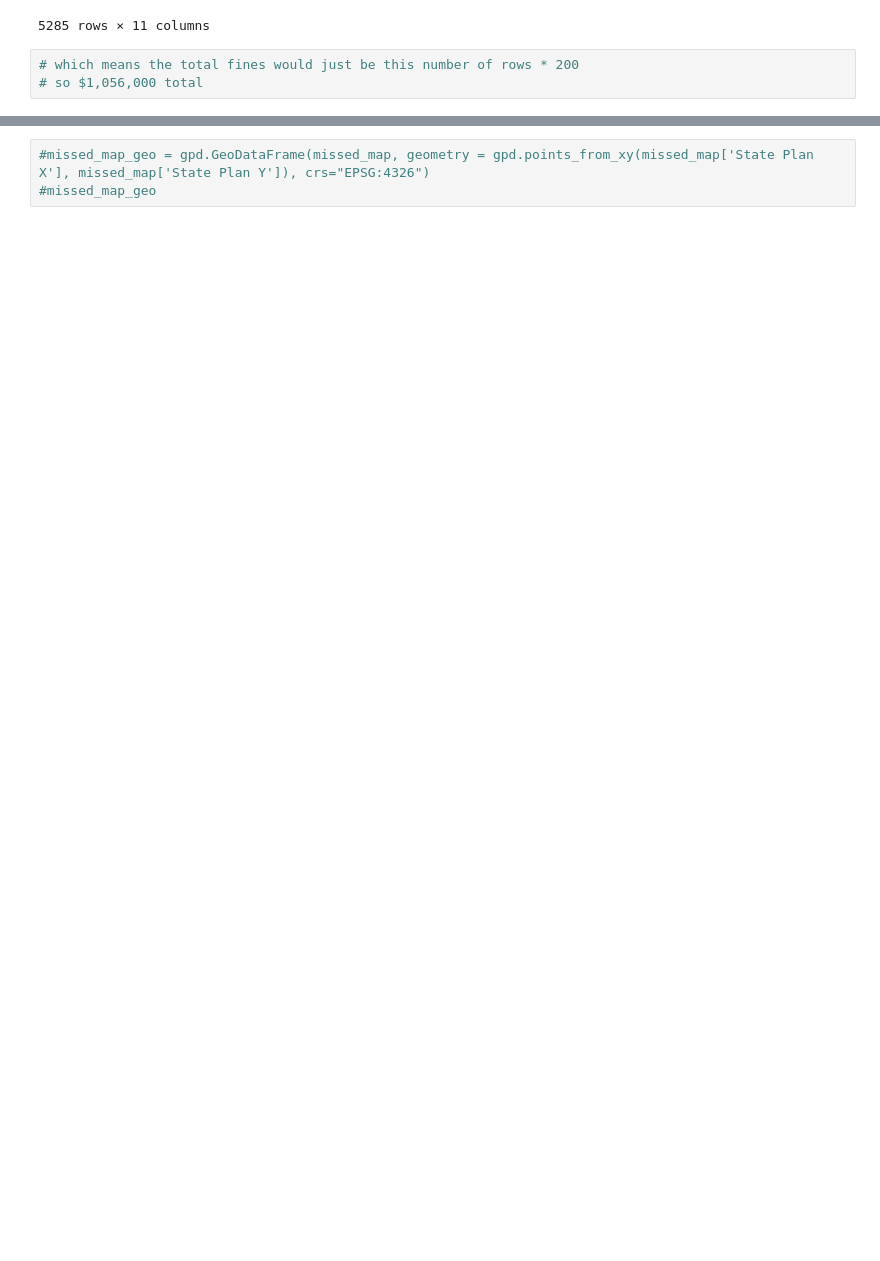
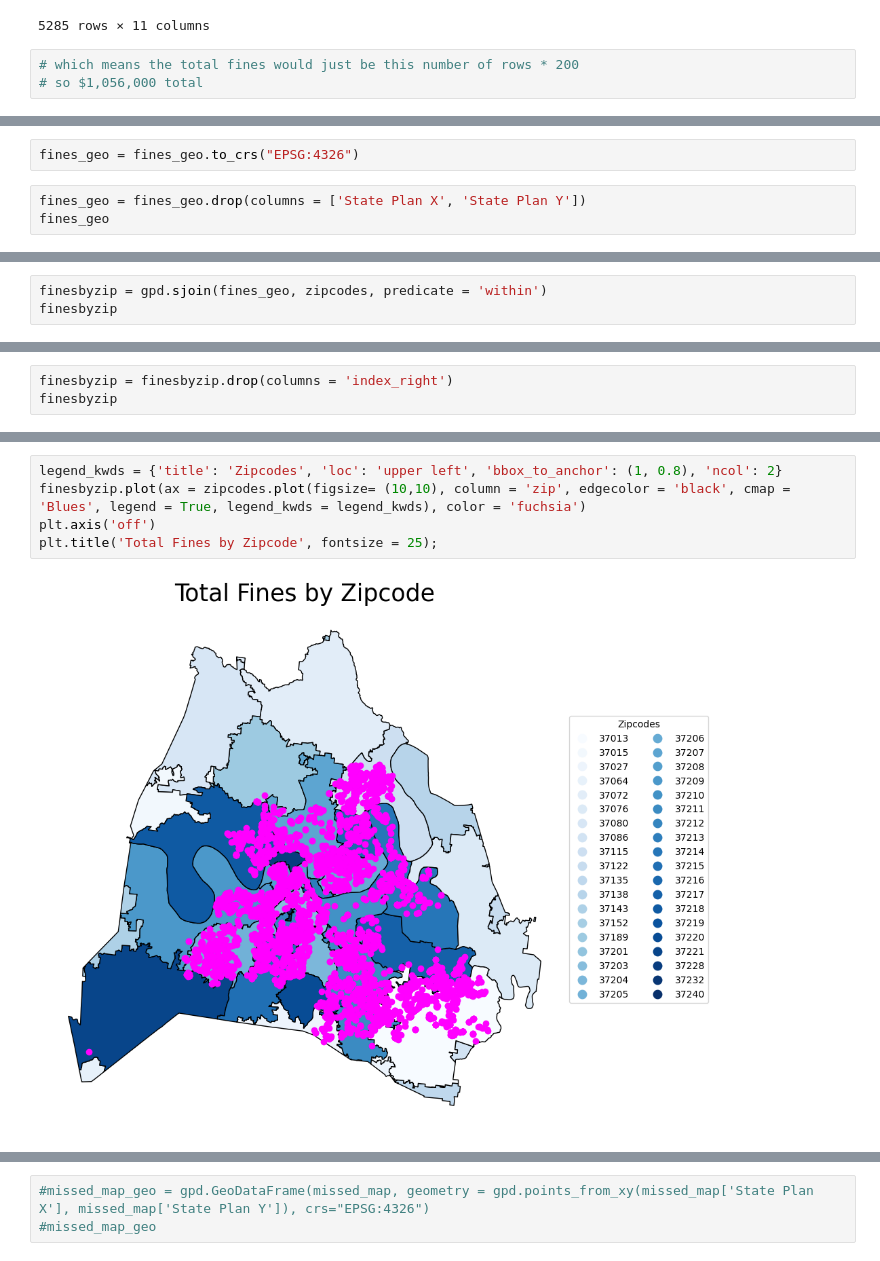
Before and after one commit to NewForce-Cohort-10-Data/trash-haulers-ctrl-alt-elite-company, a Jupyter notebook: notebooks/trash-haulers.ipynb, the cells around one changed output, grey strips where cells are left out. Drawn from its saved outputs; the diff is of its cells as text; blank space fills up the shorter version.

```diff
--- a/notebooks/trash-haulers.ipynb
+++ b/notebooks/trash-haulers.ipynb
@@ -73,0 +176,5 @@ duplicates
+# %%
+fines_geo = fines_geo.to_crs("EPSG:4326")
+# %%
+fines_geo = fines_geo.drop(columns = ['State Plan X', 'State Plan Y'])
+fines_geo
@@ -73,0 +195,3 @@ duplicates
+# %%
+finesbyzip = gpd.sjoin(fines_geo, zipcodes, predicate = 'within')
+finesbyzip
@@ -73,0 +229,3 @@ duplicates
+# %%
+finesbyzip = finesbyzip.drop(columns = 'index_right')
+finesbyzip
@@ -73,0 +260,7 @@ duplicates
+# %%
+legend_kwds = {'title': 'Zipcodes', 'loc': 'upper left', 'bbox_to_anchor': (1, 0.8), 'ncol': 2}
+finesbyzip.plot(ax = zipcodes.plot(figsize= (10,10), column = 'zip', edgecolor = 'black', cmap = 'Blues', legend = True, legend_kwds = legend_kwds), color = 'fuchsia')
+plt.axis('off')
+plt.title('Total Fines by Zipcode', fontsize = 25);
+# %% [output]
+[figure, added]
```
Also changed, not shown: parts of 27 cells of this notebook.
